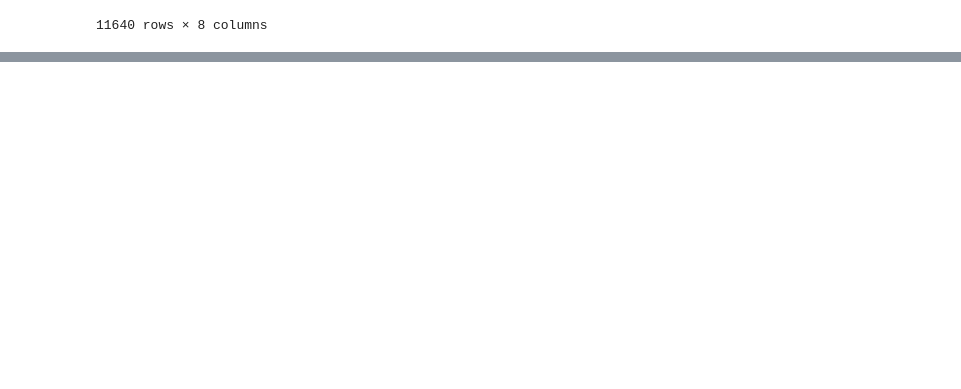
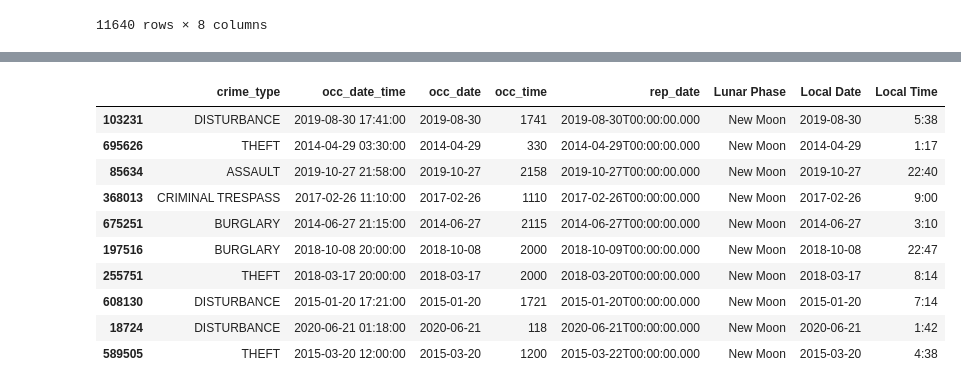
Before and after one commit to flashforward89/Project-1, a Jupyter notebook: Erin Folder/Crime_MoonPhase.ipynb, the cells around one changed output, grey strips where cells are left out. Drawn from its saved outputs; the diff is of its cells as text; code cells hidden in the pictures; blank space fills up the shorter version.

```diff
--- a/Erin Folder/Crime_MoonPhase.ipynb
+++ b/Erin Folder/Crime_MoonPhase.ipynb
@@ -271,3 +290,21 @@ report_date.head()
+# %%
+new_moon_list = ['New Moon']
+
+new_moon_df = crime_grouped.loc[crime_grouped['Lunar Phase'].isin(new_moon_list)]
+
+new_moon_df.sample(10)
+# %% [output]
+|  | crime_type | occ_date_time | occ_date | occ_time | rep_date | Lunar Phase | Local Date | Local Time |
+| 103231 | DISTURBANCE | 2019-08-30 17:41:00 | 2019-08-30 | 1741 | 2019-08-30T00:00:00.000 | New Moon | 2019-08-30 | 5:38 |
+| 695626 | THEFT | 2014-04-29 03:30:00 | 2014-04-29 | 330 | 2014-04-29T00:00:00.000 | New Moon | 2014-04-29 | 1:17 |
+| 85634 | ASSAULT | 2019-10-27 21:58:00 | 2019-10-27 | 2158 | 2019-10-27T00:00:00.000 | New Moon | 2019-10-27 | 22:40 |
+| 368013 | CRIMINAL TRESPASS | 2017-02-26 11:10:00 | 2017-02-26 | 1110 | 2017-02-26T00:00:00.000 | New Moon | 2017-02-26 | 9:00 |
+| 675251 | BURGLARY | 2014-06-27 21:15:00 | 2014-06-27 | 2115 | 2014-06-27T00:00:00.000 | New Moon | 2014-06-27 | 3:10 |
+| 197516 | BURGLARY | 2018-10-08 20:00:00 | 2018-10-08 | 2000 | 2018-10-09T00:00:00.000 | New Moon | 2018-10-08 | 22:47 |
+| 255751 | THEFT | 2018-03-17 20:00:00 | 2018-03-17 | 2000 | 2018-03-20T00:00:00.000 | New Moon | 2018-03-17 | 8:14 |
+| 608130 | DISTURBANCE | 2015-01-20 17:21:00 | 2015-01-20 | 1721 | 2015-01-20T00:00:00.000 | New Moon | 2015-01-20 | 7:14 |
+| 18724 | DISTURBANCE | 2020-06-21 01:18:00 | 2020-06-21 | 118 | 2020-06-21T00:00:00.000 | New Moon | 2020-06-21 | 1:42 |
+| 589505 | THEFT | 2015-03-20 12:00:00 | 2015-03-20 | 1200 | 2015-03-22T00:00:00.000 | New Moon | 2015-03-20 | 4:38 |
 # %%
 #create a list of only the crimes we want
 crime_list = ['THEFT', 'DISTURBANCE', 'BURGLARY', 'ASSAULT', 'INTOXICATION CRIME', 'CRIMINAL MISCHIEF', 'DRUG RELATED', 'FRAUD', 'HARASSMENT', 'RUNAWAY CHILD']
```
Also changed, not shown: parts of 6 cells of this notebook.
